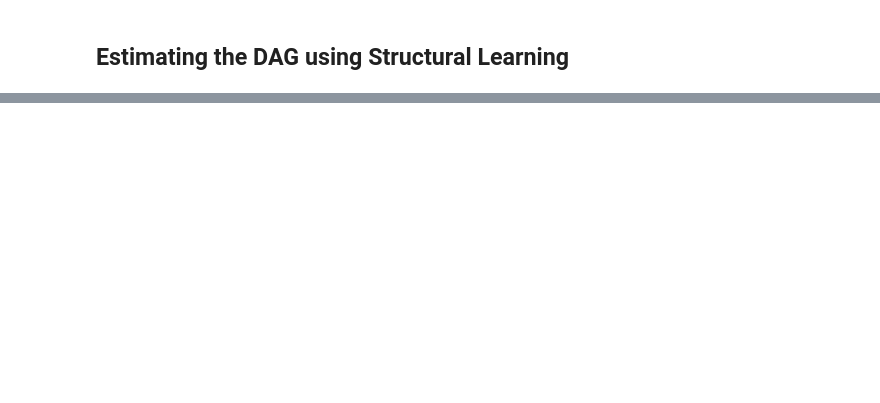
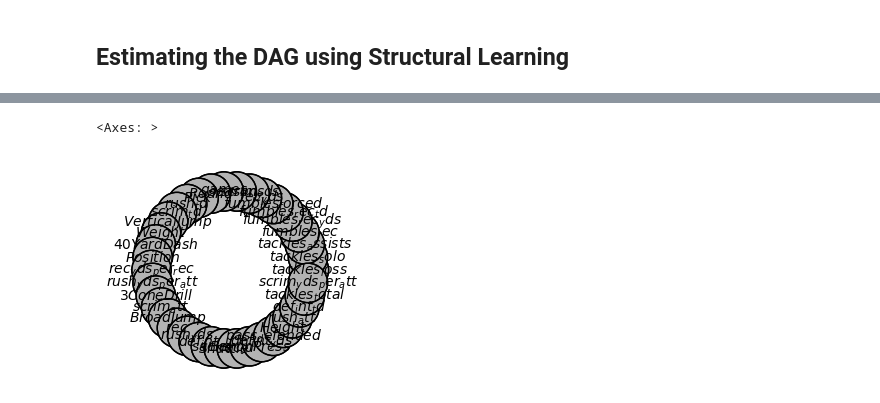
Before and after one commit to nikeetan/The-Game-Beyond-NFL, a Jupyter notebook: temper.ipynb, the cells around one changed output, grey strips where cells are left out. Cells and saved outputs as stored; diff of their text form; code cells hidden in the pictures; blank space fills up the shorter version.

```diff
--- a/temper.ipynb
+++ b/temper.ipynb
@@ -55,0 +126,16 @@ plt.draw()
+# %%
+estimated_dag = est.estimate(
+    variant="stable",
+    ci_test="chi_square",
+    max_cond_vars=5,
+    return_type="dag",
+    significance_level=0.01,
+    n_jobs=-1,
+    show_progress=True
+)
+# %%
+estimated_dag_graphiz = estimated_dag.to_daft()
+estimated_dag_graphiz.render()
+# %% [output]
+<Axes: >
+[figure, added]
```
Also changed, not shown: parts of 28 cells of this notebook, 4 other files.
